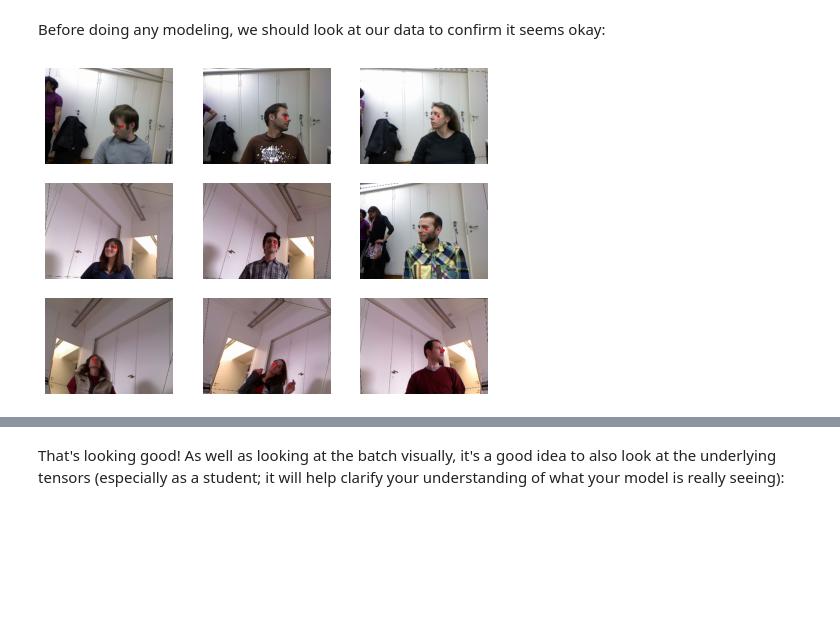
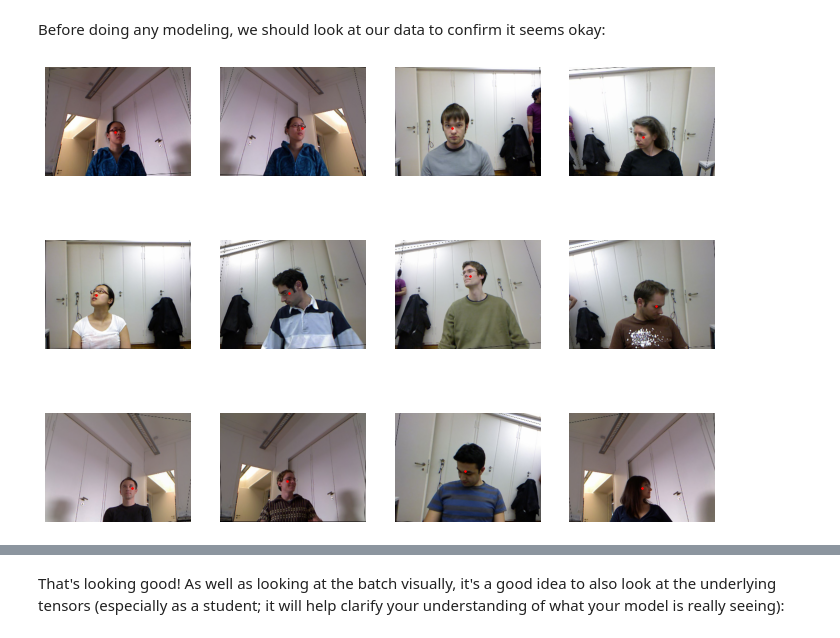
Before and after one commit to nickandmartinlearnstuff/practical-deep-learning-fast-ai, a Jupyter notebook: 06_multicat.ipynb, the cells around one changed output, grey strips where cells are left out. Cells and saved outputs as stored; diff of their text form; code cells hidden in the pictures; blank space fills up the shorter version.

```diff
--- a/06_multicat.ipynb
+++ b/06_multicat.ipynb
@@ -525,6 +523,9 @@ There are 24 directories numbered from 01 to 24 (they correspond to the differen
 Inside the subdirectories, we have different frames, each of them come with an image (*\_rgb.jpg*) and a pose file (*\_pose.txt*). We can easily get all the image files recursively with `get_image_files`, then write a function that converts an image filename to its associated pose file:
 # %%
 img_files = get_image_files(path)
-def img2pose(x): return Path(f'{str(x)[:-7]}pose.txt')
+
+def img2pose(x):
+  return Path(f'{str(x)[:-7]}pose.txt')
+
 img2pose(img_files[0])
 # %% [output]
@@ -576,6 +589,7 @@ biwi = DataBlock(
 Before doing any modeling, we should look at our data to confirm it seems okay:
 # %%
 dls = biwi.dataloaders(path)
-dls.show_batch(max_n=9, figsize=(8,6))
+#dls.show_batch(max_n=2, figsize=(9,3))
+dls.show_batch(nrows=3, ncols=4, max_n=12)
 # %% [output]
-[figure, old version]
+[figure, new version]
```
Also changed, not shown: parts of 33 cells of this notebook.
